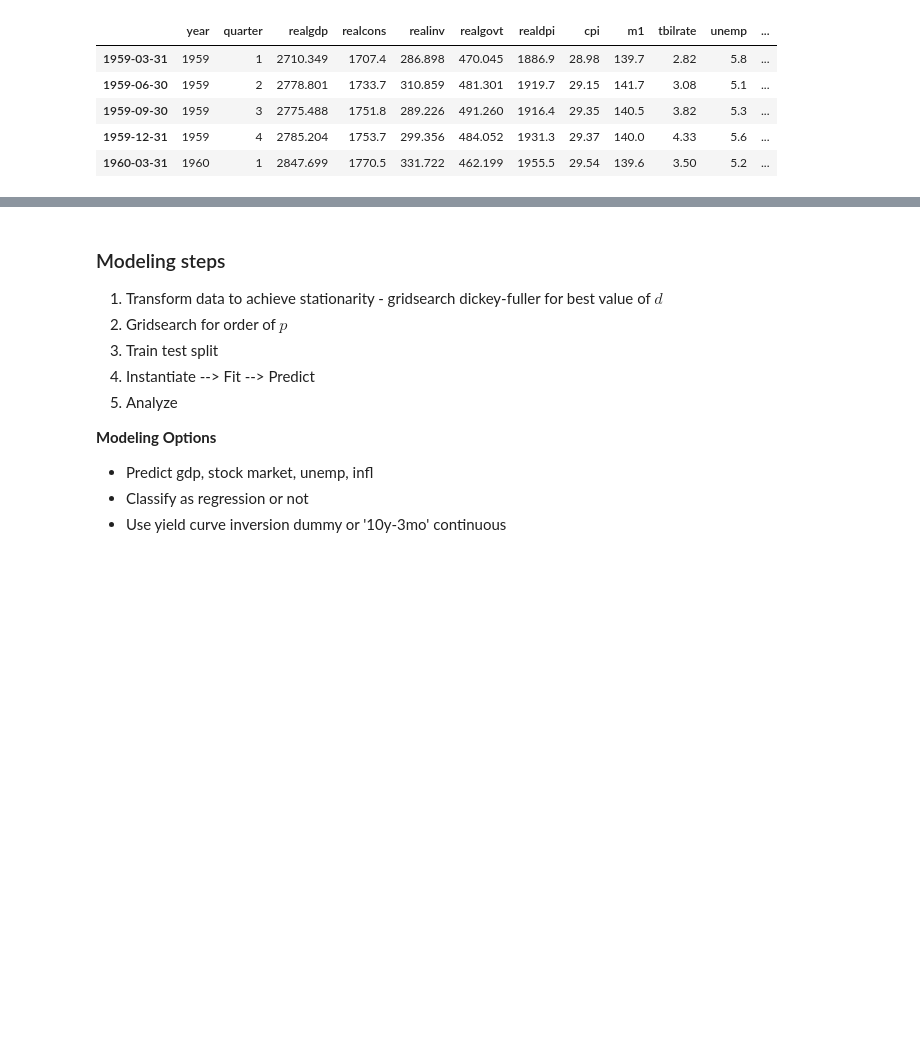
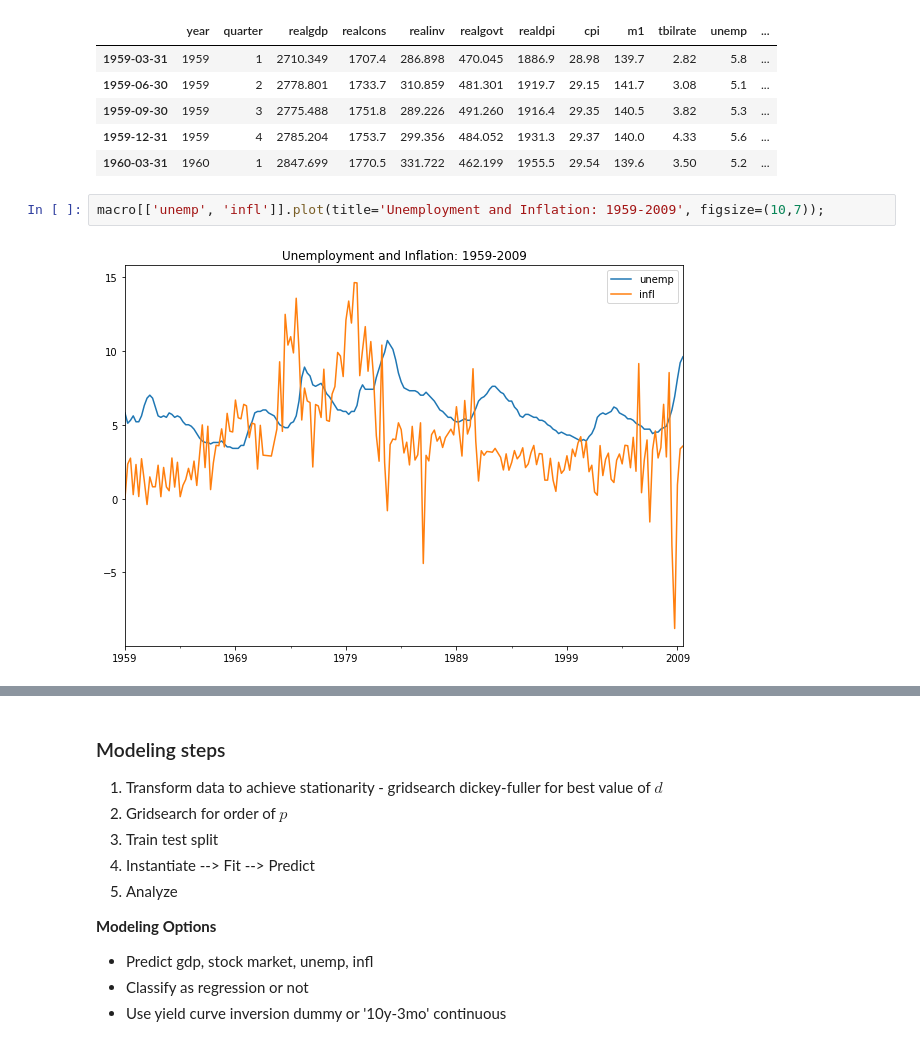
Before and after one commit to mattg12/Macro-Research, a Jupyter notebook: notebooks/Yield_Curve_Inversions.ipynb, the cells around one changed output, grey strips where cells are left out. Drawn from its saved outputs; the diff is of its cells as text; blank space fills up the shorter version.

Commit message:
macro eda

```diff
--- a/notebooks/Yield_Curve_Inversions.ipynb
+++ b/notebooks/Yield_Curve_Inversions.ipynb
@@ -184,3 +184,7 @@ macro.head()
 | 1959-09-30 | 1959 | 3 | 2775.488 | 1751.8 | 289.226 | 491.260 | 1916.4 | 29.35 | 140.5 | 3.82 | 5.3 | ... |
 | 1959-12-31 | 1959 | 4 | 2785.204 | 1753.7 | 299.356 | 484.052 | 1931.3 | 29.37 | 140.0 | 4.33 | 5.6 | ... |
 | 1960-03-31 | 1960 | 1 | 2847.699 | 1770.5 | 331.722 | 462.199 | 1955.5 | 29.54 | 139.6 | 3.50 | 5.2 | ... |
+# %%
+macro[['unemp', 'infl']].plot(title='Unemployment and Inflation: 1959-2009', figsize=(10,7));
+# %% [output]
+[figure, added]
```
Also changed, not shown: parts of 11 cells of this notebook.
